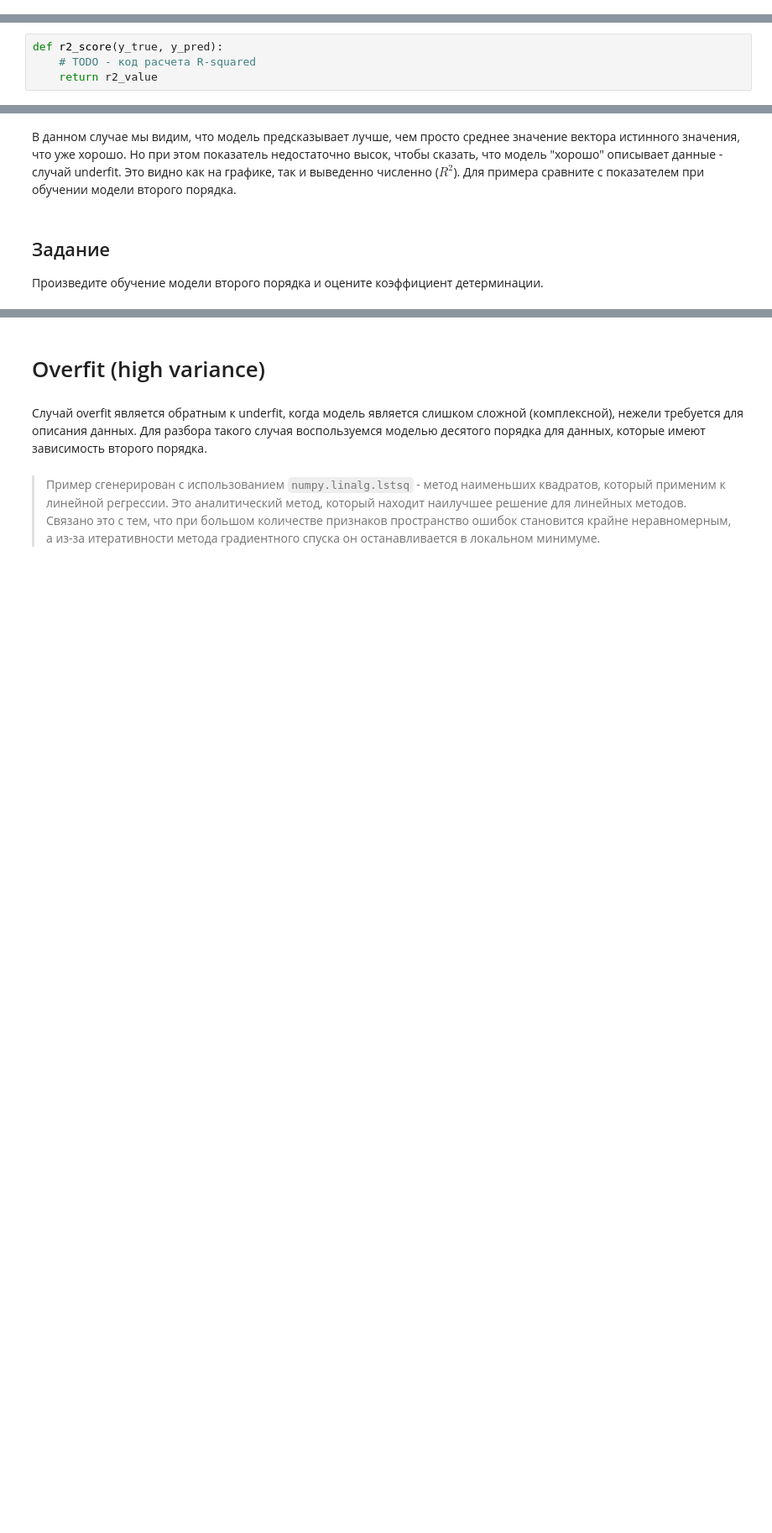
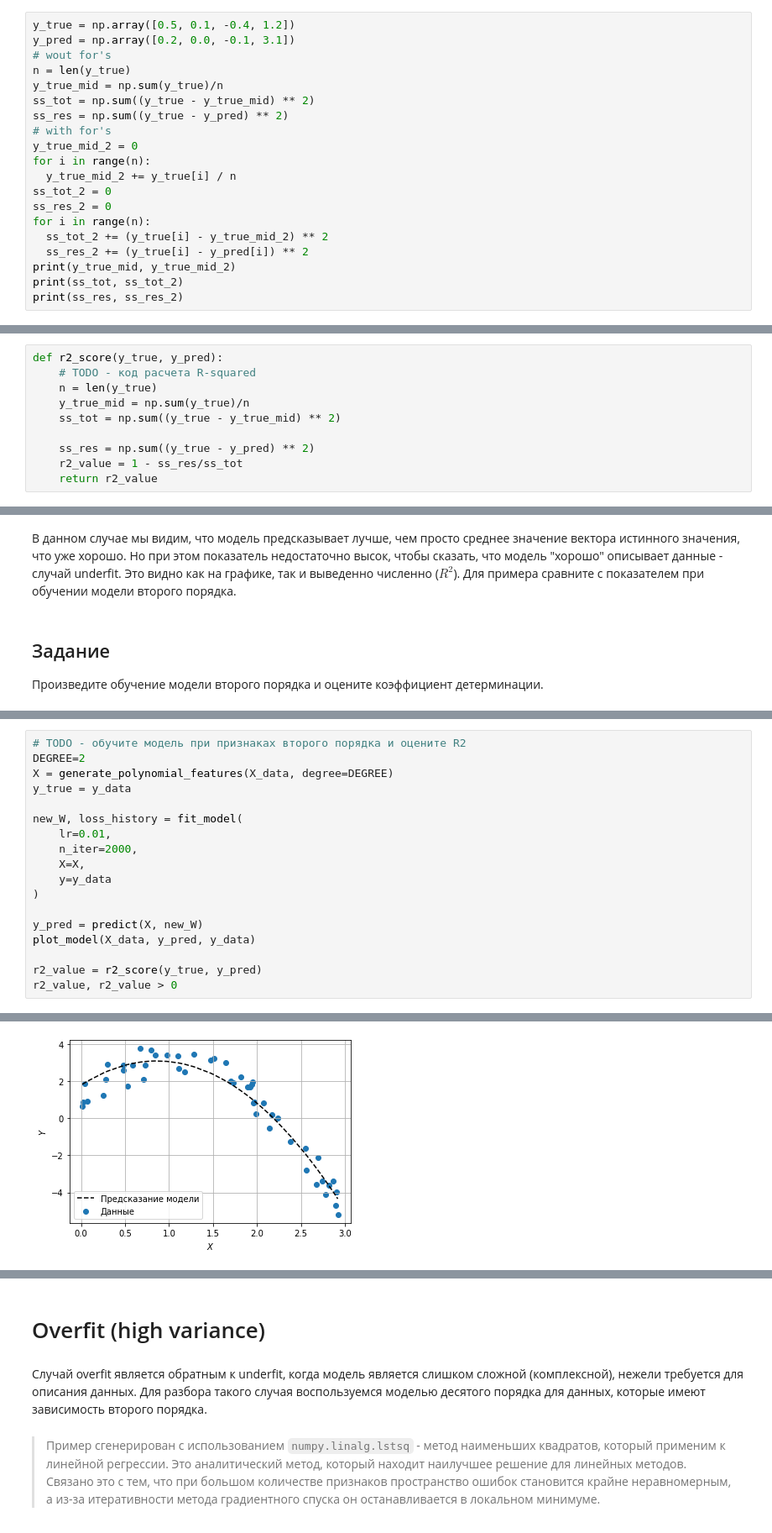
Before and after one commit to Dohako/ml_learning, a Jupyter notebook: Notebooks/11_Regression.ipynb, the cells around one changed output, grey strips where cells are left out. Shown at 84% size. Drawn from its saved outputs; the diff is of its cells as text; blank space fills up the shorter version.

```diff
--- a/Notebooks/11_Regression.ipynb
+++ b/Notebooks/11_Regression.ipynb
@@ -1423,3 +1507,23 @@ R^2=1-\frac{SS_{res}}{SS_{tot}}
 $$
 
 Особенностью показателя является то, что он имеет верхний предел 1.0, который достигается в случае, если отклонения предсказаний всегда равны нулю. Нижний предел не ограничивается. Суть коэффициента детерминации в том, что в качестве худшего случая предсказания принимается линия, равная среднему значению $y$. При таком варианте коэффициент равен нулю. Если модель предсказывает лучше, чем худший случай, то значение будет варьироваться от 0 до 1. Если модель описывает данные хуже, чем "всегда среднее", то такой кейс считается неприемлимым.
+# %%
+y_true = np.array([0.5, 0.1, -0.4, 1.2])
+y_pred = np.array([0.2, 0.0, -0.1, 3.1])
+# wout for's
+n = len(y_true)
+y_true_mid = np.sum(y_true)/n
+ss_tot = np.sum((y_true - y_true_mid) ** 2)
+ss_res = np.sum((y_true - y_pred) ** 2)
+# with for's
+y_true_mid_2 = 0
+for i in range(n):
+  y_true_mid_2 += y_true[i] / n
+ss_tot_2 = 0
+ss_res_2 = 0
+for i in range(n):
+  ss_tot_2 += (y_true[i] - y_true_mid_2) ** 2
+  ss_res_2 += (y_true[i] - y_pred[i]) ** 2
+print(y_true_mid, y_true_mid_2)
+print(ss_tot, ss_tot_2)
+print(ss_res, ss_res_2)
@@ -1426,6 +1534,12 @@ $$
 # %%
 def r2_score(y_true, y_pred):
     # TODO - код расчета R-squared
+    n = len(y_true)
+    y_true_mid = np.sum(y_true)/n
+    ss_tot = np.sum((y_true - y_true_mid) ** 2)
+
+    ss_res = np.sum((y_true - y_pred) ** 2)
+    r2_value = 1 - ss_res/ss_tot
     return r2_value
 # %%
 # TEST
@@ -1450,0 +1567,19 @@ r2_value, r2_value > 0
+# %%
+# TODO - обучите модель при признаках второго порядка и оцените R2
+DEGREE=2
+X = generate_polynomial_features(X_data, degree=DEGREE)
+y_true = y_data
+
+new_W, loss_history = fit_model(
+    lr=0.01,
+    n_iter=2000,
+    X=X,
+    y=y_data
+)
+
+y_pred = predict(X, new_W)
+plot_model(X_data, y_pred, y_data)
+
+r2_value = r2_score(y_true, y_pred)
+r2_value, r2_value > 0
+# %% [output]
@@ -1450,0 +1589 @@ r2_value, r2_value > 0
+[figure, added]
```
Also changed, not shown: parts of 31 cells of this notebook.
